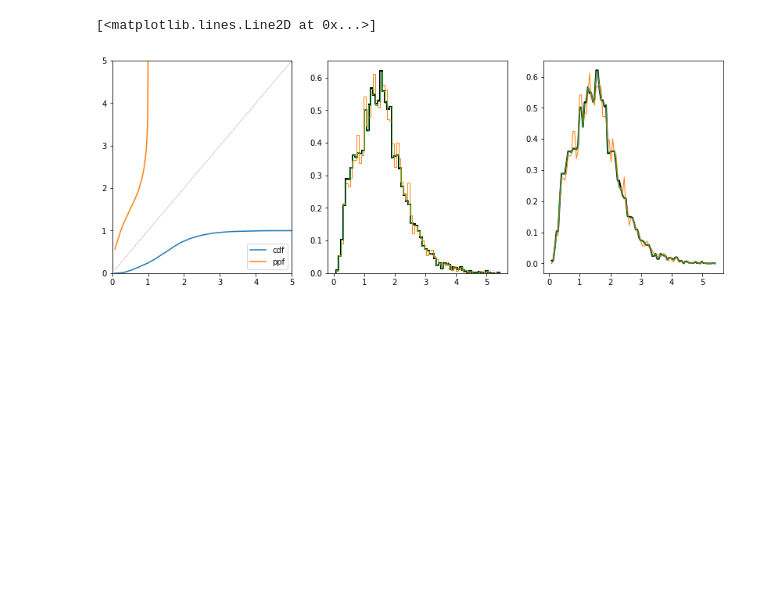
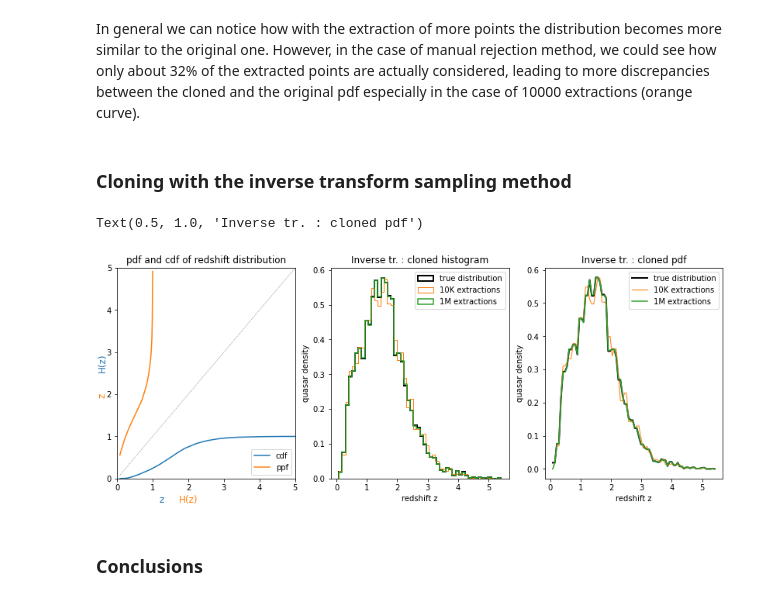
Before and after one commit to giuliapru/astrostatistics_bicocca_2022, a Jupyter notebook: working/L04_quasar_distribution.ipynb, the cells around one changed output. Saved outputs shown, nothing was run; the diff lists cells and outputs as text; code cells hidden in the pictures; blank space fills up the shorter version.

```diff
--- a/working/L04_quasar_distribution.ipynb
+++ b/working/L04_quasar_distribution.ipynb
@@ -12,14 +27,21 @@ z = data['redshift']
 import numpy as np
 import matplotlib.pyplot as plt
 
-fig, ax = plt.subplots(1,1, figsize=(6,6))
+fig, ax = plt.subplots(1,1, figsize=(5,5))
 
-cont, bins = np.histogram(z, bins = 70, density=True)
-ax.hist(z, bins=bins, density=True)
+#representing data with a histogram
+cont, bins = np.histogram(z, bins = 50, density=True)
+ax.hist(z, bins=bins, density=True, label='z data')
+fmax = np.max(cont) #finding the maximum of the pdf
 
+#with this I interpolate the points of the histogram to have a continuous function
 from scipy.stats import rv_histogram
 function = rv_histogram((cont, bins))
 
-xaxis = np.linspace(np.min(z), np.max(z), 100)
-plt.plot(xaxis,function.pdf(xaxis), c='tab:orange')
+xaxis = np.linspace(np.min(z), np.max(z), 80)
+ax.plot(xaxis,function.pdf(xaxis), c='tab:orange', label='pdf interpolation')
+ax.legend()
+
+ax.set_xlabel('redshift z')
+ax.set_ylabel('quasar density')
 # %% [output]
@@ -55,31 +124,66 @@ Text(0.5, 1.0, 'Rejection method: pdf')
+# %% [markdown]
+In general we can notice how with the extraction of more points the distribution becomes more similar to the original one. However, in the case of manual rejection method, we could see how only about 32% of the extracted points are actually considered, leading to more discrepancies between the cloned and the original pdf especially in the case of 10000 extractions (orange curve).
+# %% [markdown]
+### Cloning with the inverse transform sampling method
 # %%
 fig, ax = plt.subplots(1,3, figsize=(14,5))
 
 xaxis1 = np.linspace(np.min(z), np.max(z), 500)
 
-ax[0].plot(xaxis1, function.cdf(xaxis1), label='cdf')
-ax[0].plot(xaxis1, function.ppf(xaxis1), label='ppf')
+ax[0].plot(xaxis1, function.cdf(xaxis1), label='cdf') #cumulative distribution of the original interpolated pdf
+ax[0].plot(xaxis1, function.ppf(xaxis1), label='ppf') #quantile distribution
 ax[0].plot(xaxis1, xaxis1, ls='--', lw=0.5, c='grey')
 ax[0].legend()
 ax[0].set_xlim(0,5)
 ax[0].set_ylim(0,5)
 
+#uniform extraction and ppf value
 x_inv = np.random.uniform(size=10000)
 y_inv = function.ppf(x_inv)
 
 x_inv1 = np.random.uniform(size=1000000)
 y_inv1 = function.ppf(x_inv1)
 
-ax[1].hist(z, bins = 70, density=True, histtype='step', lw=2, color='black', label = 'true distribution')
-ax[1].hist(y_inv, bins = 70, density=True, histtype='step', lw=1, color='tab:orange', label = '10K extractions')
-ax[1].hist(y_inv1, bins = 70, density=True, histtype='step', lw=1, color='tab:green', label = '1M extractions')
+#representing the results
+ax[1].hist(z, bins = 50, density=True, histtype='step', lw=2, color='black', label = 'true distribution')
+ax[1].hist(y_inv, bins = 50, density=True, histtype='step', lw=1, color='tab:orange', label = '10K extractions')
+ax[1].hist(y_inv1, bins = 50, density=True, histtype='step', lw=1.5, color='tab:green', label = '1M extractions')
 
 ax[2].plot(xaxis, function.pdf(xaxis), lw=2, color='black', label = 'true distribution')
-ax[2].plot(xaxis, rv_histogram(np.histogram(y_inv, bins=70, density=True)).pdf(xaxis),
+ax[2].plot(xaxis, rv_histogram(np.histogram(y_inv, bins=50, density=True)).pdf(xaxis),
            lw=1, color='tab:orange', label = '10K extractions')
-ax[2].plot(xaxis, rv_histogram(np.histogram(y_inv1, bins=70, density=True)).pdf(xaxis),
-           lw=1, color='tab:green', label = '1M extractions')
+ax[2].plot(xaxis, rv_histogram(np.histogram(y_inv1, bins=50, density=True)).pdf(xaxis),
+           lw=1.5, color='tab:green', label = '1M extractions')
+
+from matplotlib.offsetbox import AnchoredOffsetbox, TextArea, HPacker, VPacker
+
+xbox1 = TextArea("z", textprops=dict(color="tab:blue", size=12))
+xbox2 = TextArea("H(z)", textprops=dict(color="tab:orange", size=12))
+xbox = HPacker(children=[xbox1, xbox2], align="center", pad=0, sep=20)
+
+anchored_xbox = AnchoredOffsetbox(loc=3, child=xbox, pad=-1.5, frameon=False, bbox_to_anchor=(0.3, -0.07), bbox_transform=ax[0].transAxes, borderpad=0.)
+ax[0].add_artist(anchored_xbox)
+
+ybox1 = TextArea("H(z)", textprops=dict(color="tab:blue", size=12,rotation='vertical'))
+ybox2 = TextArea("z ", textprops=dict(color="tab:orange", size=12,rotation='vertical'))
+
+ybox = VPacker(children=[ybox1, ybox2], align="center", pad=20, sep=20)
+
+anchored_ybox = AnchoredOffsetbox(loc=8, child=ybox, pad=-2.5, frameon=False, bbox_to_anchor=(-0.08, 0.4), bbox_transform=ax[0].transAxes, borderpad=0.)
+
+ax[0].add_artist(anchored_ybox)
+
+for i in range(1,3):
+    ax[i].set_xlabel('redshift z')
+    ax[i].set_ylabel('quasar density')
+    ax[i].legend()
+
+ax[0].set_title('pdf and cdf of redshift distribution')
+ax[1].set_title('Inverse tr. : cloned histogram')
+ax[2].set_title('Inverse tr. : cloned pdf')
 # %% [output]
-[<matplotlib.lines.Line2D at 0x...>]
+Text(0.5, 1.0, 'Inverse tr. : cloned pdf')
-[figure, old version]
+[figure, new version]
+# %% [markdown]
+### Conclusions
 # %%
```
Also changed, not shown: parts of 14 cells of this notebook.
